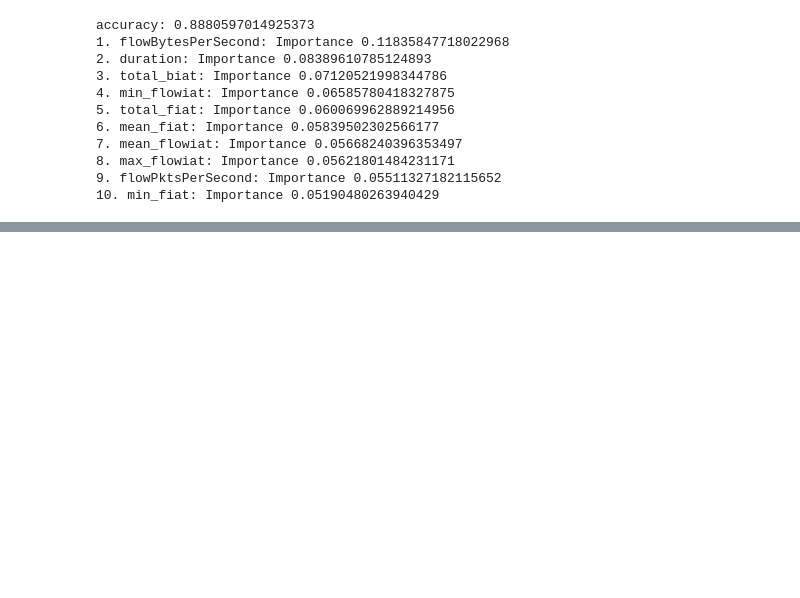
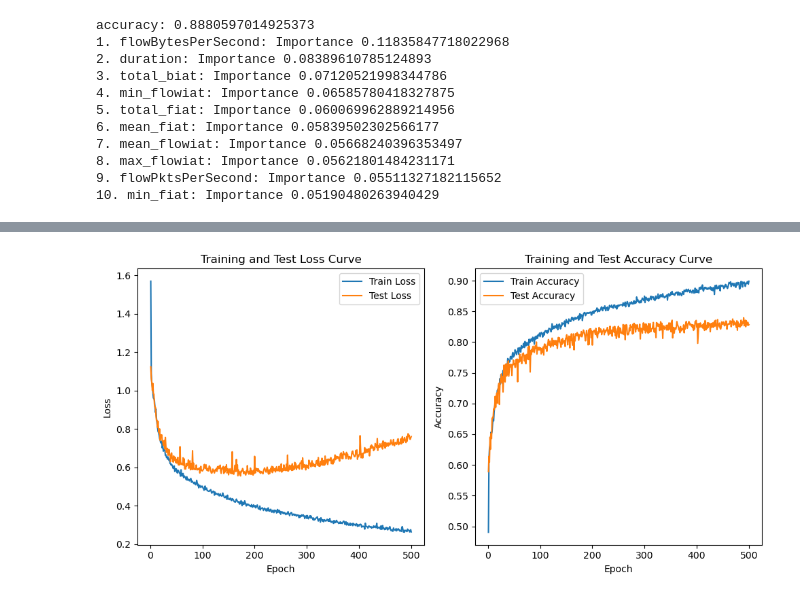
Before and after one commit to Colorado-Mesa-University-Cybersecurity/TrafficFlowForecasting, a Jupyter notebook: warins_experiments/interpretable/prototype_normalized.ipynb, the cells around one changed output, grey strips where cells are left out. Drawn from its saved outputs; the diff is of its cells as text; code cells hidden in the pictures; blank space fills up the shorter version.

Commit message:
500 epoch trial

```diff
--- a/warins_experiments/interpretable/prototype_normalized.ipynb
+++ b/warins_experiments/interpretable/prototype_normalized.ipynb
@@ -658,3 +658,82 @@ accuracy: 0.8880597014925373
 8. max_flowiat: Importance 0.05621801484231171
 9. flowPktsPerSecond: Importance 0.05511327182115652
 10. min_fiat: Importance 0.05190480263940429
+# %%
+#No RFF, No aggregation, 1 encoder layer, no regularization. VERY BASIC
+
+
+model = vpnClassifier(rff_on=False, num_layers=1, aggregation_on=False, heads=1).to(device_in_use)
+loss_fn = nn.CrossEntropyLoss()
+optimizer = torch.optim.RMSprop(params=model.parameters(), lr=0.0001, momentum=0.9)
+
+epochs = 500
+train_losses = []
+train_accuracies = []
+test_losses = []
+test_accuracies = []
+all_attention_scores = []
+for t in range(epochs):
+  train_loss, train_accuracy= train(train_dataloader, model, loss_fn, optimizer, device_in_use=device_in_use)
+  test_loss, test_accuracy = test(test_dataloader, model, loss_fn, device_in_use=device_in_use)
+  train_losses.append(train_loss)
+  train_accuracies.append(train_accuracy)
+  test_losses.append(test_loss)
+  test_accuracies.append(test_accuracy)
+  print(f"Epoch {t+1}/{epochs}, Train Loss: {train_loss:.4f}, Test Loss: {test_loss:.4f}, Train Accuracy: {train_accuracy:.4f}, Test Accuracy: {test_accuracy:.4f}")
+
+  # print('attention scores', model.encoder.avg_attention)
+
+  total_attention = model.encoder.avg_attention.sum(dim=0)
+  # print('attention scores averaged across batch ', total_attention/len(train_dataloader.dataset))
+  all_attention_scores.append(total_attention.tolist())
+  model.encoder.avg_attention = None
+
+
+# Plotting the loss curves
+plt.figure(figsize=(10, 5))
+plt.subplot(1, 2, 1)
+plt.plot(range(1, epochs+1), train_losses, label='Train Loss')
+plt.plot(range(1, epochs+1), [l.cpu().numpy() for l in test_losses], label='Test Loss')
+plt.xlabel('Epoch')
+plt.ylabel('Loss')
+plt.title('Training and Test Loss Curve')
+plt.legend()
+
+# Plotting the accuracy curves
+plt.subplot(1, 2, 2)
+plt.plot(range(1, epochs+1), train_accuracies, label='Train Accuracy')
+plt.plot(range(1, epochs+1), test_accuracies, label='Test Accuracy')
+plt.xlabel('Epoch')
+plt.ylabel('Accuracy')
+plt.title('Training and Test Accuracy Curve')
+plt.legend()
+
+plt.tight_layout()
+plt.show()
+
+print(f"Best accuracy: {max(test_accuracies)}")
+
+# Plot attention scores for each feature over epochs
+
+# all_attention_scores = all_attention_scores.cpu().numpy() #CUDA tensor needs to be converted to cpu tensor
+all_attention_scores = torch.tensor(all_attention_scores)
+plt.figure(figsize=(10, 6))
+
+
+
+for feature_idx in range(all_attention_scores.shape[1]):
+    plt.plot(all_attention_scores[:, feature_idx], label=df.drop("class1", axis=1).columns[feature_idx])
+
+plt.xlabel('Epochs')
+plt.ylabel('Attention Scores')
+plt.title('Attention Scores for Each Feature over Epochs')
+plt.legend(loc = 'lower left')
+plt.show()
+
+last_epoch_attention_scores = all_attention_scores[-1]
+top_scores, top_indices = torch.topk(last_epoch_attention_scores, k=10)
+
+# Display the top 10 attention scores and the corresponding feature
+for i in range(10):
+    print(f"{i+1}. {df.drop('class1', axis=1).columns[int(top_indices[i])]}: {top_scores[i]}")
+# %% [output]
@@ -660,0 +757 @@ accuracy: 0.8880597014925373
+[figure, added]
```
Also changed, not shown: parts of 1 cell of this notebook.
